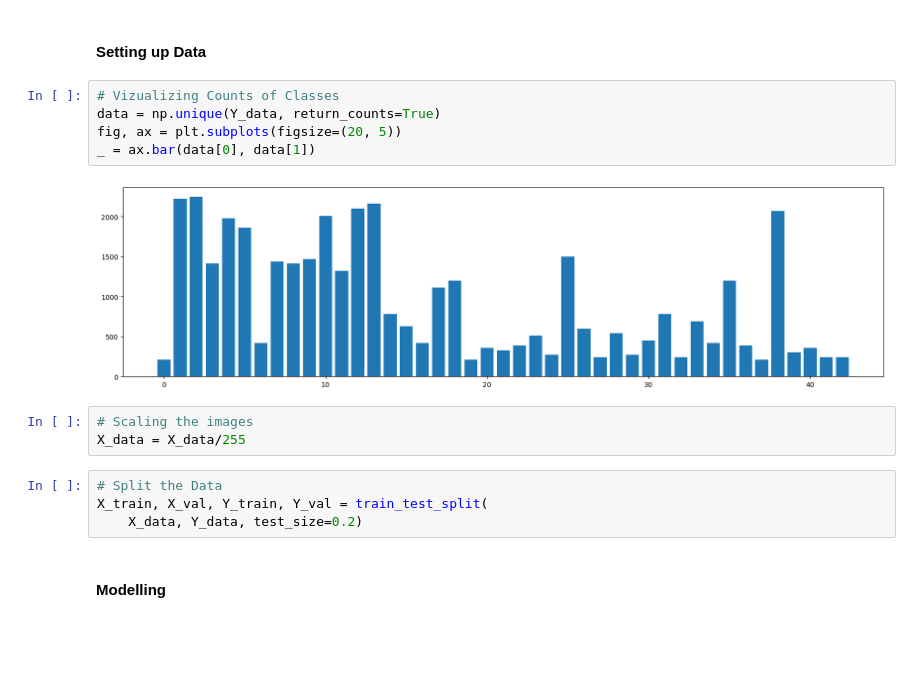
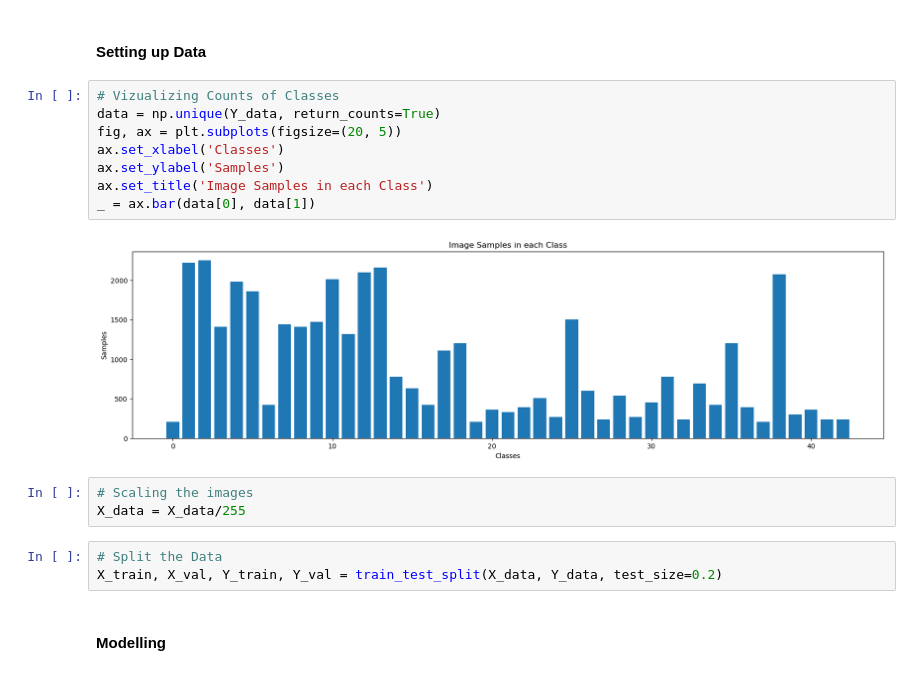
Before and after one commit to Pranav-Nagpure/Traffic-Sign-Classification, a Jupyter notebook: Traffic Sign Classification.ipynb, the cells around one changed output. Saved outputs shown, nothing was run; the diff lists cells and outputs as text; blank space fills up the shorter version.

```diff
--- a/Traffic Sign Classification.ipynb
+++ b/Traffic Sign Classification.ipynb
@@ -82,17 +94,19 @@ Y_data = np.array(Y_data)
 # %%
 # Vizualizing Counts of Classes
 data = np.unique(Y_data, return_counts=True)
 fig, ax = plt.subplots(figsize=(20, 5))
+ax.set_xlabel('Classes')
+ax.set_ylabel('Samples')
+ax.set_title('Image Samples in each Class')
 _ = ax.bar(data[0], data[1])
 # %% [output]
-[figure, old version]
+[figure, new version]
 # %%
 # Scaling the images
 X_data = X_data/255
 # %%
 # Split the Data
-X_train, X_val, Y_train, Y_val = train_test_split(
-    X_data, Y_data, test_size=0.2)
+X_train, X_val, Y_train, Y_val = train_test_split(X_data, Y_data, test_size=0.2)
 # %% [markdown]
 #### Modelling
 # %%
```
Also changed, not shown: parts of 13 cells of this notebook.
